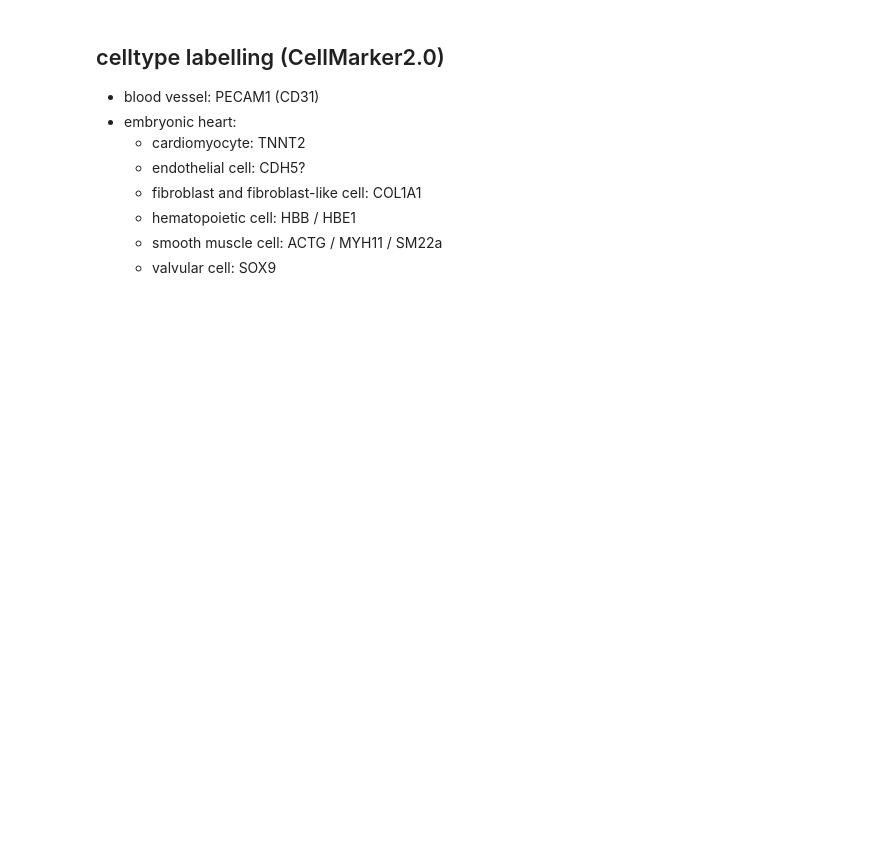
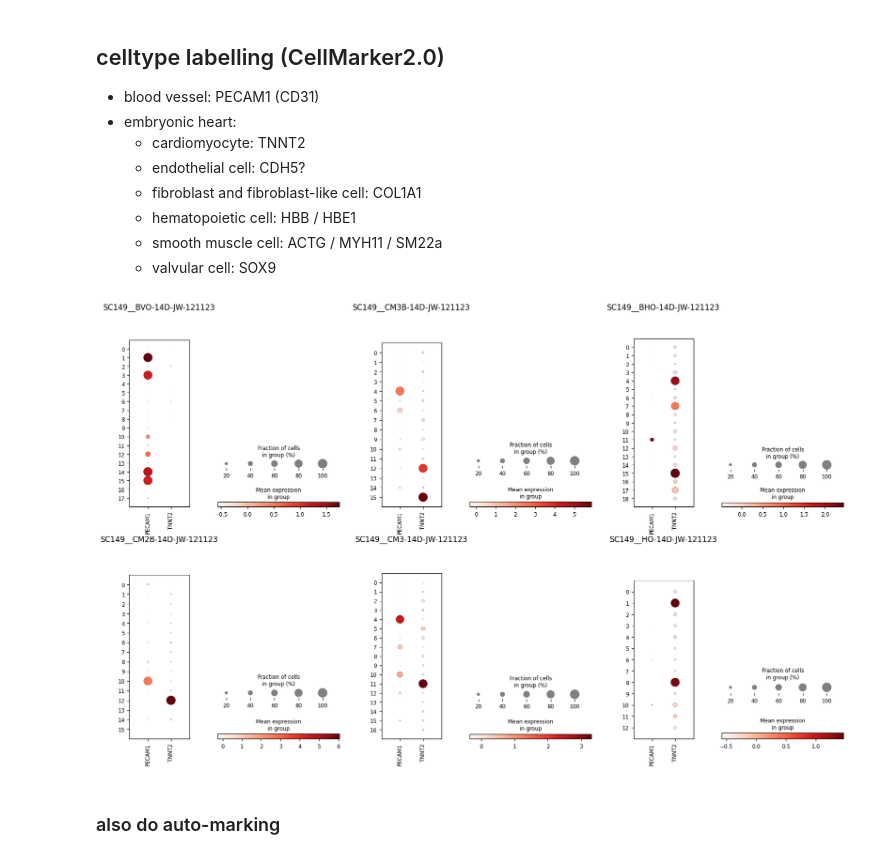
Before and after one commit to yachielab/DataAnalysis_Vascularized_Cardiac_Organoids, a Jupyter notebook: ipynb/CCO01.ipynb, the cells around one changed output. Drawn from its saved outputs; the diff is of its cells as text; code cells hidden in the pictures; blank space fills up the shorter version.

```diff
--- a/ipynb/CCO01.ipynb
+++ b/ipynb/CCO01.ipynb
@@ -163,10 +199,15 @@ plt.show()
 # %%
 fig, axs = plt.subplots(2, 3, figsize=(20,12), layout="constrained")
 axs = axs.flatten()
 
 for i, d1 in enumerate(glob.glob(f'{OUT_DIR}/processed/*.h5ad')):
     sample_name = d1.split('/')[-1].strip('.h5ad')
     adata = sc.read_h5ad(f'{OUT_DIR}/processed/{sample_name}.h5ad')
-    sc.pl.dotplot(adata, var_names=['PECAM1', 'TNNT2', 'SOX9'], groupby='leiden', ax=axs[i], title=sample_name, show=False)
+    sc.pl.dotplot(adata, var_names=['PECAM1','TNNT2'], groupby='leiden', ax=axs[i], title=sample_name, show=False)
 
+plt.savefig(f'{OUT_DIR}/biomarkers/PECAM1-TNNT2.png')
 plt.show()
+# %% [output]
+[figure, added]
+# %% [markdown]
+### also do auto-marking
```
Also changed, not shown: parts of 7 cells of this notebook, 20 other files.
